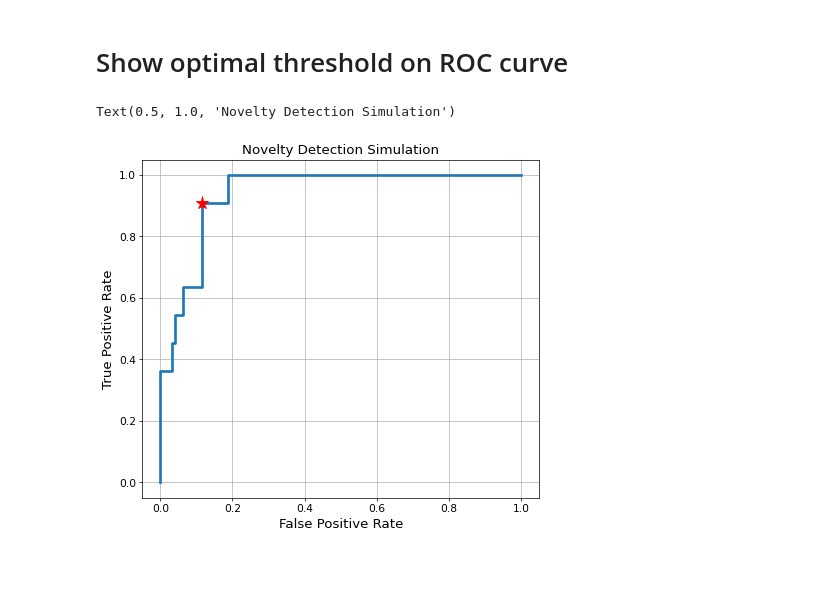
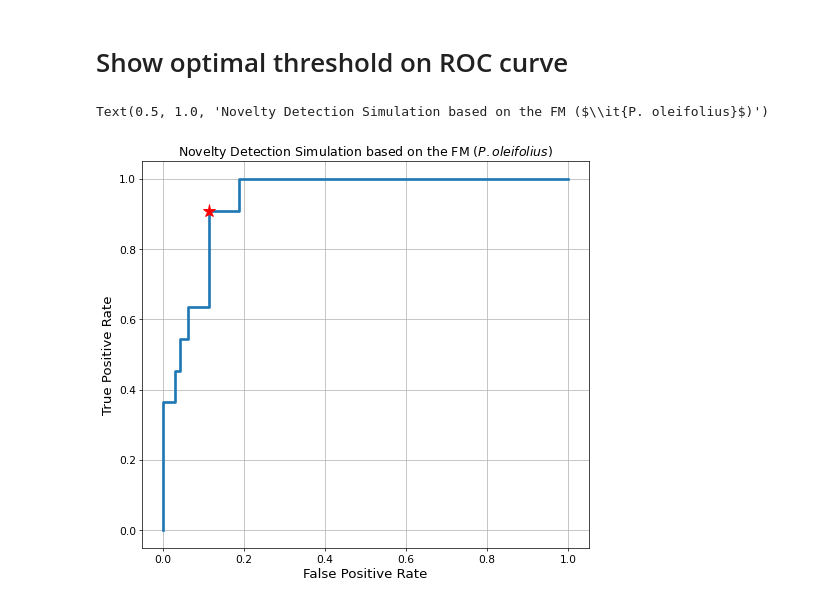
Before and after one commit to paleopollen/Novel_Pollen_Phylogenetic_Placement, a Jupyter notebook: 01_Novelty Detection Simulation/00_Novelty_Detection_Simulation.ipynb, the cells around one changed output. Drawn from its saved outputs; the diff is of its cells as text; code cells hidden in the pictures; blank space fills up the shorter version.

```diff
--- a/01_Novelty Detection Simulation/00_Novelty_Detection_Simulation.ipynb
+++ b/01_Novelty Detection Simulation/00_Novelty_Detection_Simulation.ipynb
@@ -745,30 +745,6 @@ Spe = 1 - np.array(fpr)
 Sen = np.array(tpr)
 
 auc_score = roc_to_plot['auc_score']
-# %%
-# Solve for lowest AUC value
-
-# First, define variables used to minimize the IU.
-
-import numpy as np
-import torch
-tpr = np.array([0.        , 0.09090909, 0.36363636, 0.36363636, 0.45454545,
-        0.45454545, 0.54545455, 0.54545455, 0.63636364, 0.63636364,
-        0.90909091, 0.90909091, 1.        , 1.        ])
-
-fpr = np.array([0.        , 0.        , 0.        , 0.03125   , 0.03125   ,
-        0.04166667, 0.04166667, 0.0625    , 0.0625    , 0.11458333,
-        0.11458333, 0.1875    , 0.1875    , 1.        ])
-
-thresh = np.array([3.1006000e+00, 2.1006000e+00, 1.4142737e+00, 1.2290132e+00,
-        1.1956811e+00, 1.1429478e+00, 1.0422109e+00, 8.8665843e-01,
-        8.5941952e-01, 5.8310997e-01, 5.5342466e-01, 3.2582155e-01,
-        2.9276037e-01, 9.6741125e-08])
-
-Spe = 1 - np.array(fpr)
-Sen = np.array(tpr)
-
-auc_score = 0.9393939393939394
 # %%
 # Define the IU and find the argument that minimizes it
 
@@ -793,34 +769,34 @@ print(optimal_threshold)
 # %%
 import numpy as np
 from sklearn.metrics import roc_curve, roc_auc_score, f1_score
 import matplotlib.pyplot as plt
 
 
 def evaluate_openset(scores_closeset, scores_openset):
     y_true = np.array([0] * len(scores_closeset) + [1] * len(scores_openset))
     y_discriminator = np.concatenate([scores_closeset, scores_openset])
     auc_d, roc_to_plot = plot_roc(y_true, y_discriminator, 'Discriminator ROC')
     return auc_d, roc_to_plot
 
 
 def plot_roc(y_true, y_score, title="Receiver Operating Characteristic", **options):
     fpr, tpr, thresholds = roc_curve(y_true, y_score)
     auc_score = roc_auc_score(y_true, y_score)
     roc_to_plot = {'tp':tpr, 'fp':fpr, 'thresh':thresholds, 'auc_score':auc_score}
     return auc_score, roc_to_plot
 
-plt.figure(figsize=(8,7), dpi=64, facecolor='w', edgecolor='k')
+plt.figure(figsize=(9,8), dpi=64, facecolor='w', edgecolor='k')
 ax = plt.gca()
 plt.plot(fpr, tpr, linewidth=3)
 plt.plot(fpr[10],tpr[10], 'r*', markersize=15)
 for tick in ax.xaxis.get_major_ticks():
     tick.label.set_fontsize(12)
 for tick in ax.yaxis.get_major_ticks():
     tick.label.set_fontsize(12)
 plt.grid('on')
 plt.xlabel('False Positive Rate', fontsize=15)
 plt.ylabel('True Positive Rate', fontsize=15)
-plt.title('Novelty Detection Simulation', fontsize=15)
+plt.title('Novelty Detection Simulation based on the FM ($\it{P. oleifolius}$)', fontsize=14)
 # %% [output]
-Text(0.5, 1.0, 'Novelty Detection Simulation')
+Text(0.5, 1.0, 'Novelty Detection Simulation based on the FM ($\\it{P. oleifolius}$)')
-[figure, old version]
+[figure, new version]
```
Also changed, not shown: parts of 3 cells of this notebook.
